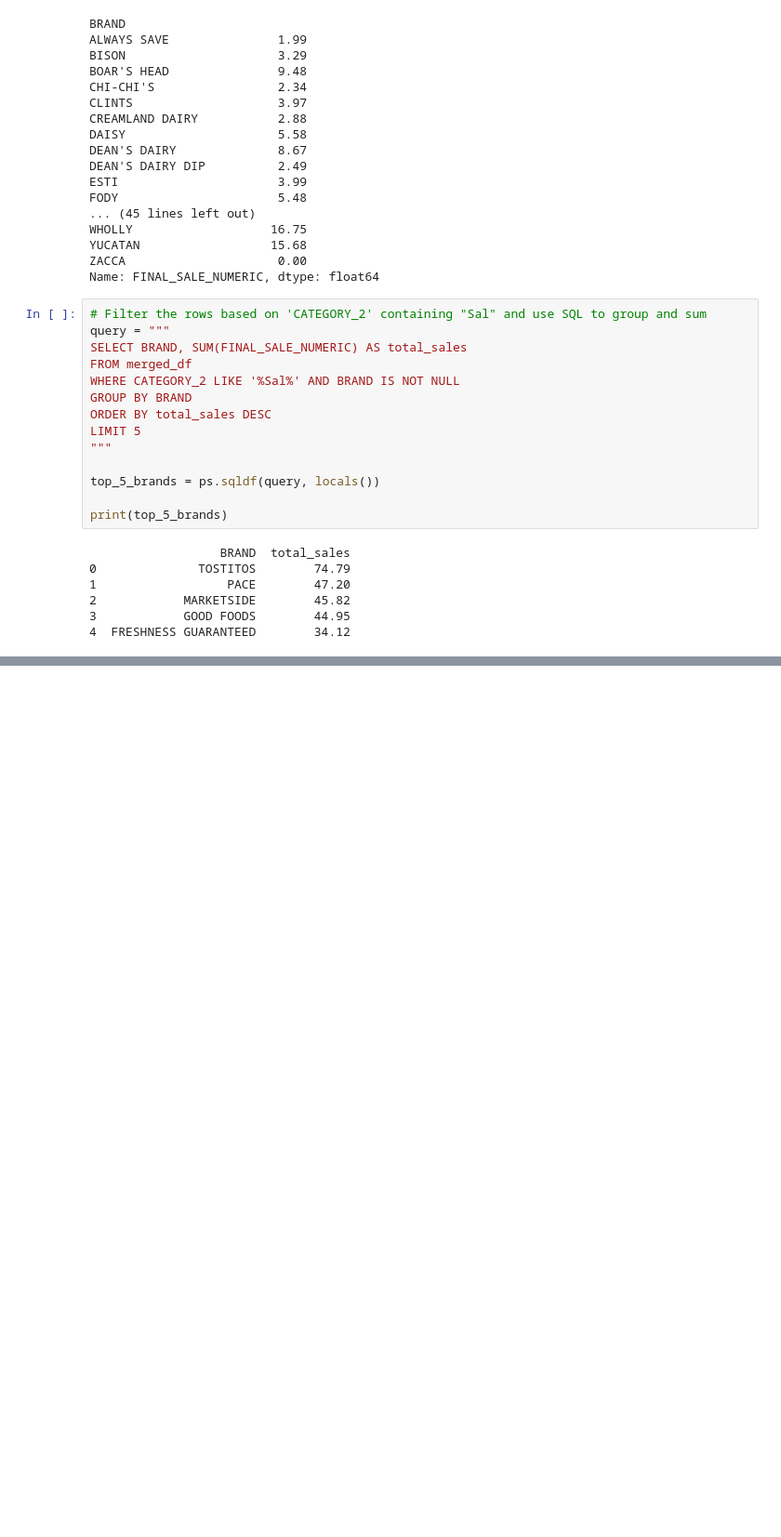
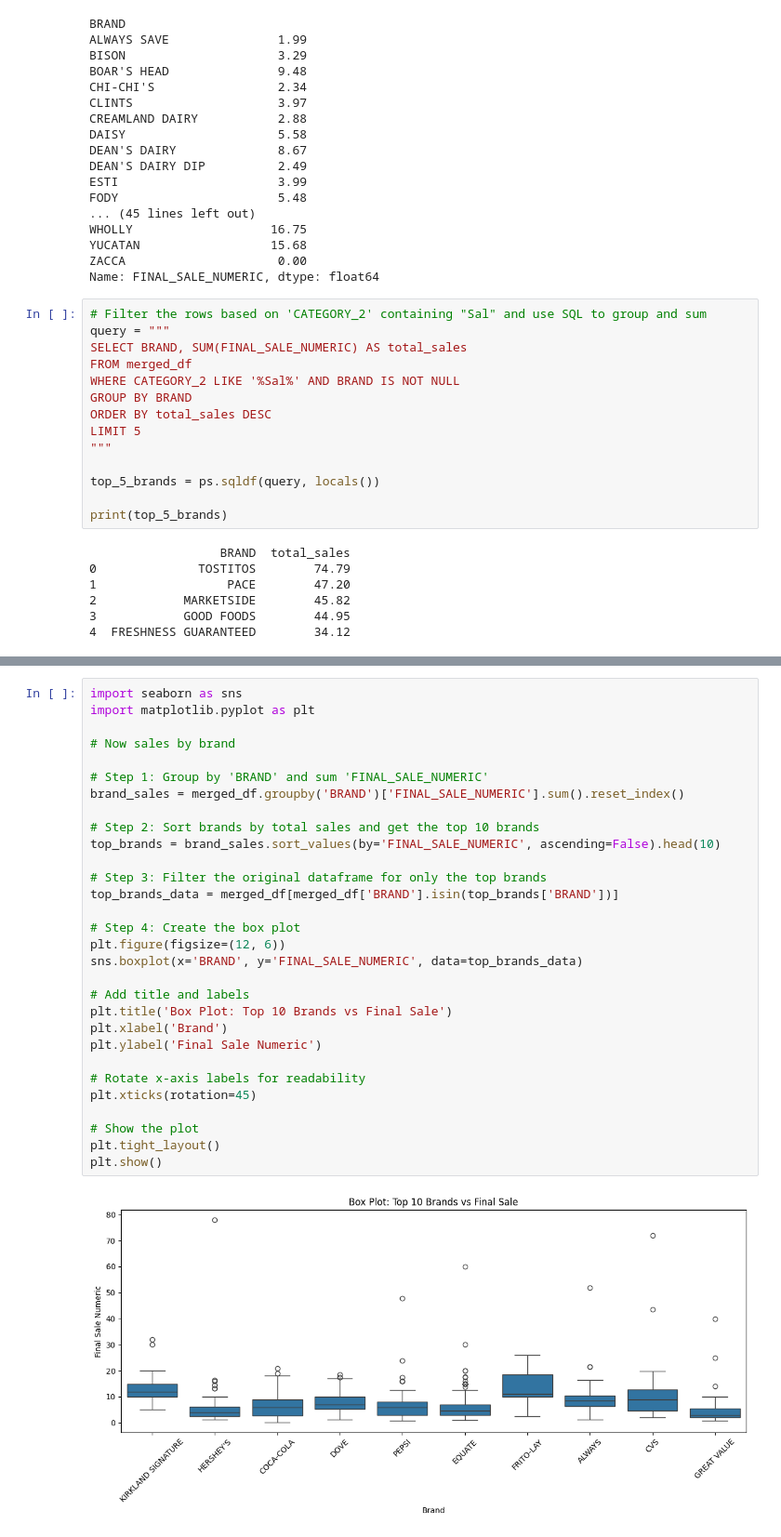
Before and after one commit to mariaob1201/FETCH-challenge, a Jupyter notebook: 2_processing/1.2_cleaning_merging.ipynb, the cells around one changed output, grey strips where cells are left out. Shown at 93% size. Drawn from its saved outputs; the diff is of its cells as text; blank space fills up the shorter version.

```diff
--- a/2_processing/1.2_cleaning_merging.ipynb
+++ b/2_processing/1.2_cleaning_merging.ipynb
@@ -1057,0 +1192,32 @@ print(top_5_brands)
+# %%
+import seaborn as sns
+import matplotlib.pyplot as plt
+
+# Now sales by brand
+
+# Step 1: Group by 'BRAND' and sum 'FINAL_SALE_NUMERIC'
+brand_sales = merged_df.groupby('BRAND')['FINAL_SALE_NUMERIC'].sum().reset_index()
+
+# Step 2: Sort brands by total sales and get the top 10 brands
+top_brands = brand_sales.sort_values(by='FINAL_SALE_NUMERIC', ascending=False).head(10)
+
+# Step 3: Filter the original dataframe for only the top brands
+top_brands_data = merged_df[merged_df['BRAND'].isin(top_brands['BRAND'])]
+
+# Step 4: Create the box plot
+plt.figure(figsize=(12, 6))
+sns.boxplot(x='BRAND', y='FINAL_SALE_NUMERIC', data=top_brands_data)
+
+# Add title and labels
+plt.title('Box Plot: Top 10 Brands vs Final Sale')
+plt.xlabel('Brand')
+plt.ylabel('Final Sale Numeric')
+
+# Rotate x-axis labels for readability
+plt.xticks(rotation=45)
+
+# Show the plot
+plt.tight_layout()
+plt.show()
+# %% [output]
+[figure, added]
```
Also changed, not shown: parts of 20 cells of this notebook, 4 other files.
